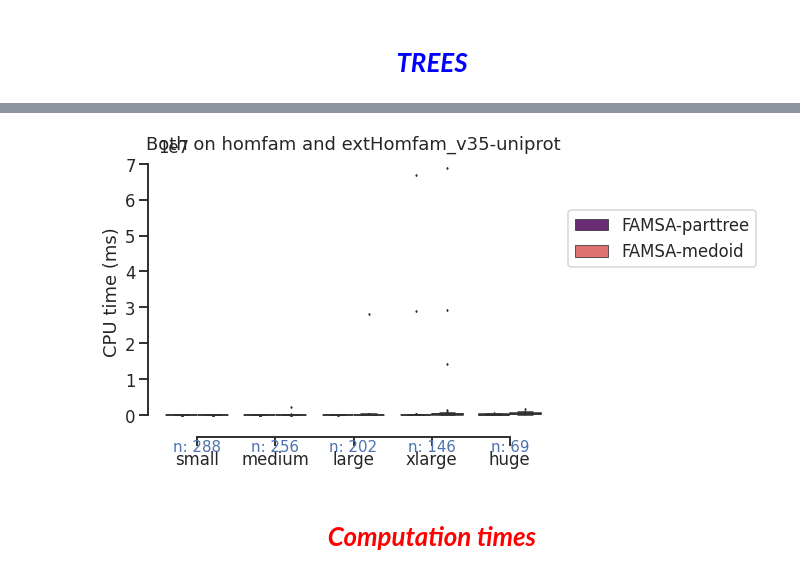
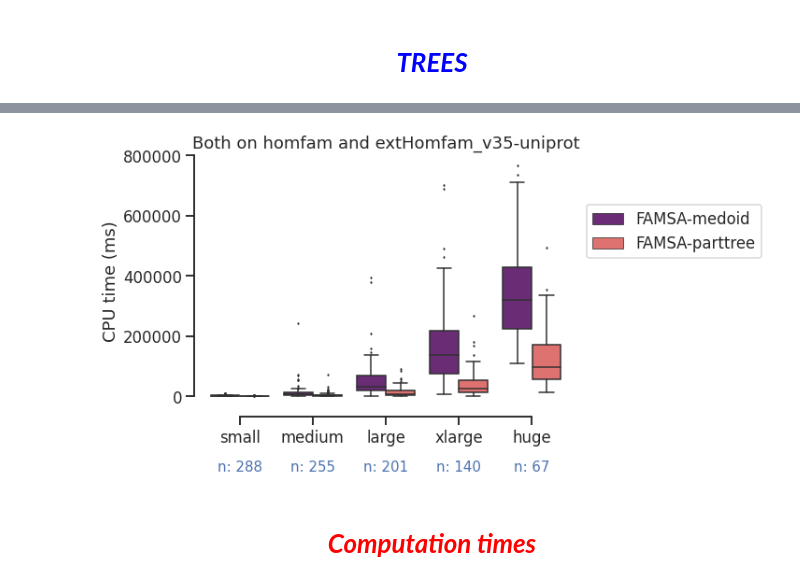
Before and after one commit to luisas/nf_structural_regression, a Jupyter notebook: notebook/01_benchmark.ipynb, the cells around one changed output, grey strips where cells are left out. Saved outputs shown, nothing was run; the diff lists cells and outputs as text; code cells hidden in the pictures.

```diff
--- a/notebook/01_benchmark.ipynb
+++ b/notebook/01_benchmark.ipynb
@@ -10,6 +10,3 @@ from os import listdir
 from os.path import isfile, join
 # %%
 evaluation_dir = "/home/luisasantus/Desktop/crg_cluster/projects/structural_regression/results/"
-# %%
-for i in range(1):
-    print(i+1)
@@ -33,13 +28,12 @@ def split_name(df):
 
 
 ### Collect all computation files across directories
-def get_computation_times(evaluation_dir, dataset, task, extralevel = False):
+def get_computation_times(evaluation_dir, dataset, task, extralevel = False, splitname =False):
     # Extract trace files w/ corresponding alignments
     traces = pd.DataFrame()
     alignments_dir = join(evaluation_dir,task)
     for fam in listdir(alignments_dir):
         family_dir=join(alignments_dir, fam)
-
 
         # remove extra level if needed
         if extralevel == False:
@@ -50,13 +44,16 @@ def get_computation_times(evaluation_dir, dataset, task, extralevel = False):
             if(os.path.isdir(result_dir)):
                 df = parse_trace(result_dir)
                 traces = traces.append(df)
+
         if extralevel == False:
             break
     # Trace files parsed
     traces = traces.reset_index(level=0)
     traces = traces.rename(columns={'index': 'name'})
     traces["benchmarking_dataset"] = dataset
-    traces = split_name(traces)
+    if splitname:
+        traces = split_name(traces)
+
     traces["task"] = task
     return(traces)
 # %%
@@ -77,10 +74,10 @@ summary_homfam_exthomfam.head(2)
 # %% [markdown]
 # <div style="text-align: center;"> <span align="center" style="color:blue">_________TREES_________</span> </div>
 # %%
-trees_traces_homfam = get_computation_times(join(evaluation_dir, "homfam"), "homfam", "trees", extralevel=True)
+trees_traces_homfam = get_computation_times(join(evaluation_dir, "homfam"), "homfam", "trees", extralevel=True, splitname=False)
 trees_traces_homfam = add_families(trees_traces_homfam)
 
-trees_traces_exthomfam_v35 = get_computation_times(join(evaluation_dir, "extHomfam_v35-uniprot"), "extHomfam_v35-uniprot", "trees", extralevel=True)
+trees_traces_exthomfam_v35 = get_computation_times(join(evaluation_dir, "extHomfam_v35-uniprot"), "extHomfam_v35-uniprot", "trees", extralevel=True, splitname=False)
 trees_traces_exthomfam_v35 = add_families(trees_traces_exthomfam_v35)
 
 trees_traces = pd.concat([trees_traces_homfam, trees_traces_exthomfam_v35])
@@ -94,0 +92,6 @@ stat_trees.head(2)
+# %%
+# Remove outliers for visualization
+stat_trees_nooutlier = stat_trees.sort_values(by=['realtime'], ascending=False).iloc[10:]
+stat_trees_nooutlier = stat_trees_nooutlier.sort_values(by=['realtime'])
+outliers = stat_trees.sort_values(by=['realtime'], ascending=False).iloc[:10]
+outliers.size_group
@@ -99,39 +114,39 @@ sns.set_context("talk")
 
 # Load the example tips dataset
 f, ax = plt.subplots(figsize=(7, 5))
-df = stat_trees
+df = stat_trees_nooutlier
 # Draw a nested boxplot to show bills by day and time
 sns.boxplot(x="size_group", y="realtime",
             hue="tree_method", palette = "magma",
             data=df, linewidth=1.5, fliersize = 1.5, dodge = True)
 
 # Calculate number of obs per group & median to position labels
 nobs = df['size_group'].value_counts().values
 nobs = [str(x) for x in nobs.tolist()]
 nobs = ["n: " + i for i in nobs]
 
 # Add it to the plot
 pos = range(len(nobs))
 for tick,label in zip(pos,ax.get_xticklabels()):
     ax.text(pos[tick],
-            -10050000,
+            -250000,
             nobs[tick],
             horizontalalignment='center',
             size='small',
             color='b')
 
 
 
 ax.set(ylabel='CPU time (ms)', xlabel='', title = "Both on homfam and extHomfam_v35-uniprot")
 plt.legend(bbox_to_anchor=(1.05, 0.8), loc=2, borderaxespad=0.)
 
 sns.despine(offset=10, trim=True)
 #f, ax = plt.subplots(figsize=(7, 7))
 #sns.scatterplot(data=stat_trees, y="realtime", x="n_sequences", hue="tree_method",
 #                palette = "magma",style = "benchmarking_dataset", s = 30)
 #plt.legend(bbox_to_anchor=(1.05, 1), loc=2, borderaxespad=0.)
 #ax.set(ylabel='CPU time (ms)', xlabel='number of sequences')
 # %% [output]
-[figure, old version]
+[figure, new version]
 # %% [markdown]
 # <div style="text-align: center;"> <span align="center" style="color:red">_________Computation times_________</span> </div>
```
Also changed, not shown: parts of 27 cells of this notebook, 8 other files.
